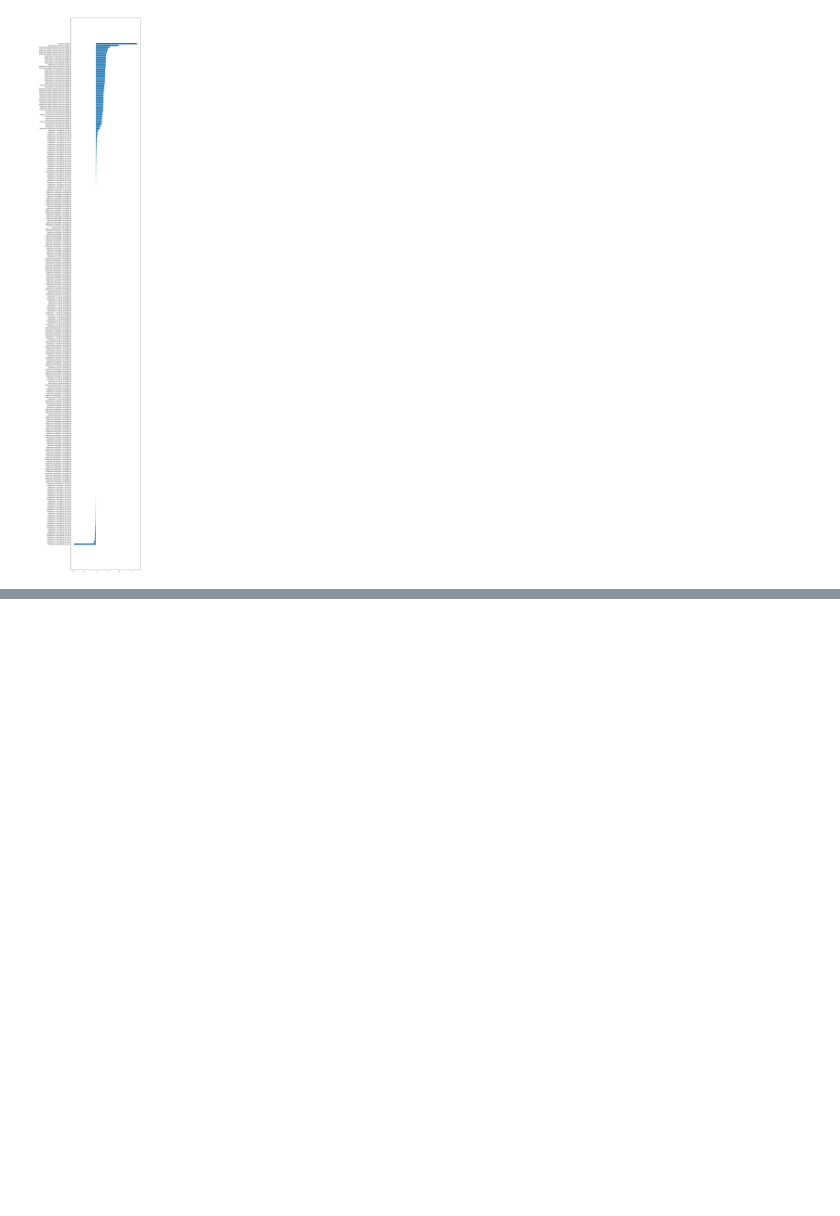
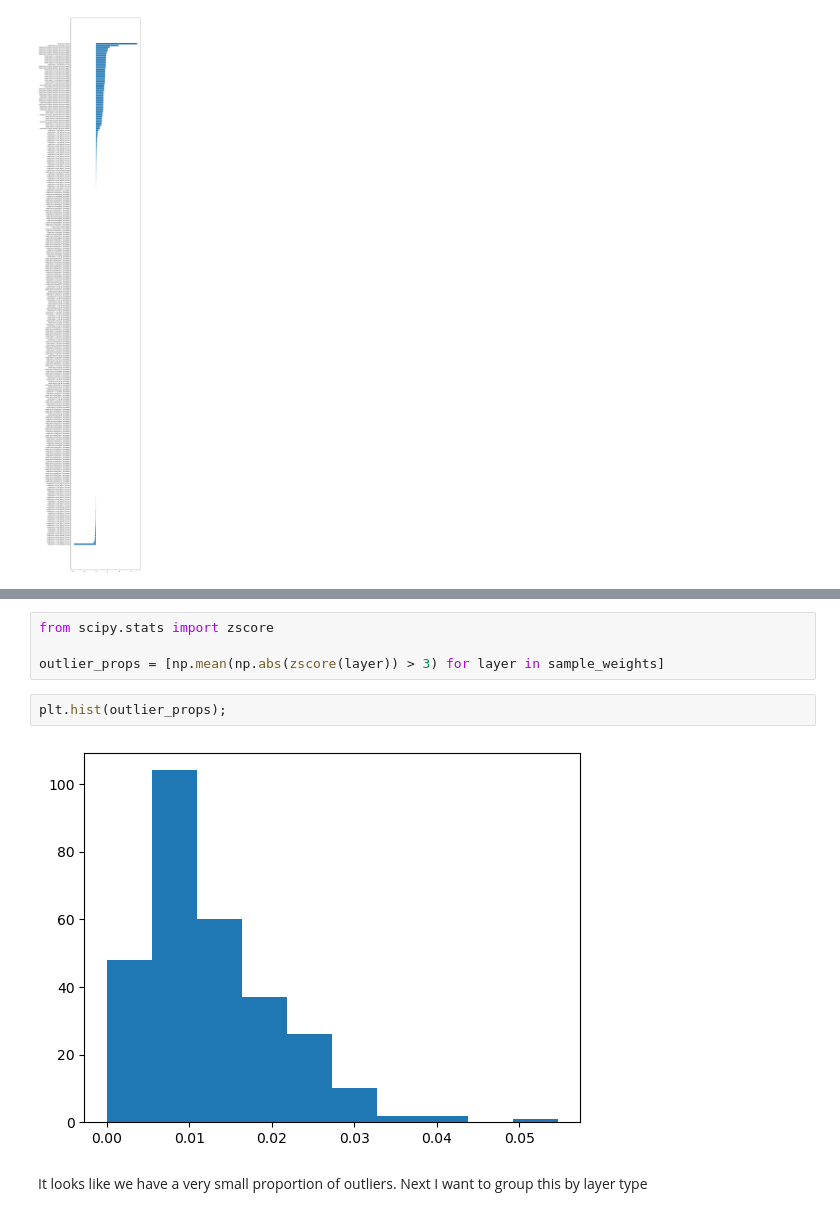
Before and after one commit to carterjandrew/stats-II-final, a Jupyter notebook: exploration.ipynb, the cells around one changed output, grey strips where cells are left out. Saved outputs shown, nothing was run; the diff lists cells and outputs as text; blank space fills up the shorter version.

```diff
--- a/main.ipynb
+++ b/exploration.ipynb
@@ -111,0 +125,10 @@ plt.show();
+# %%
+from scipy.stats import zscore
+
+outlier_props = [np.mean(np.abs(zscore(layer)) > 3) for layer in sample_weights]
+# %%
+plt.hist(outlier_props);
+# %% [output]
+[figure, added]
+# %% [markdown]
+It looks like we have a very small proportion of outliers. Next I want to group this by layer type
```
Also changed, not shown: parts of 16 cells of this notebook, 1 other file.
